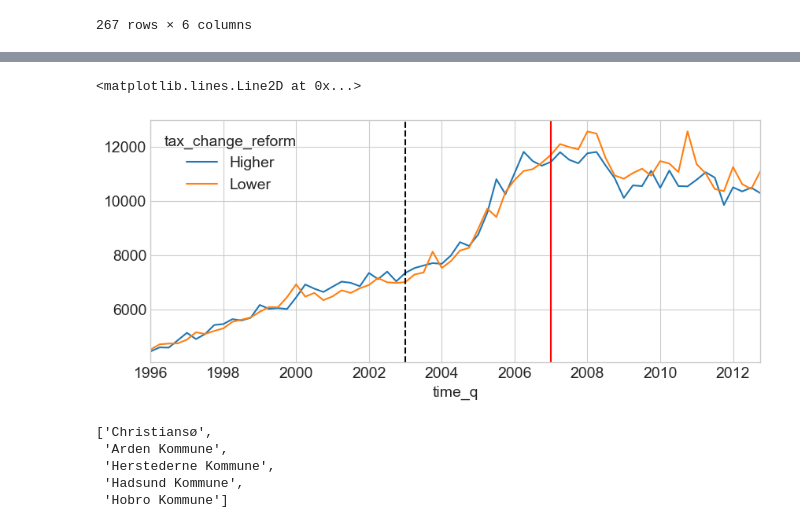
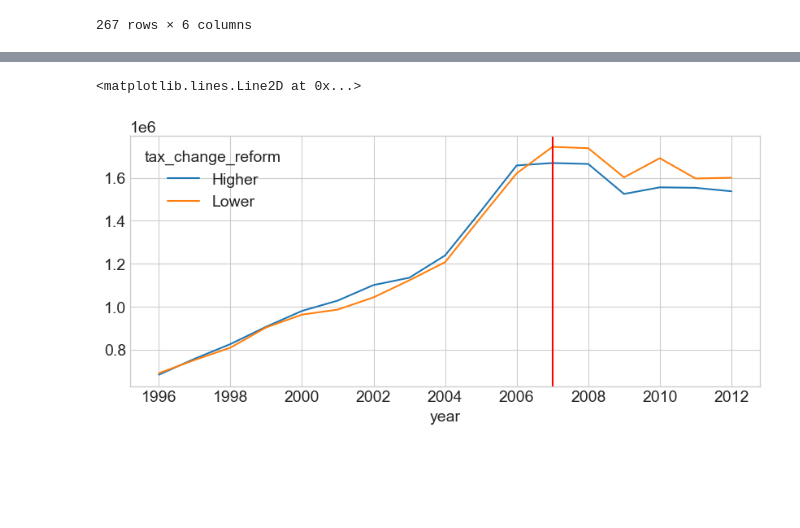
Before and after one commit to jorgenhost/No_taxation_without_capitalization, a Jupyter notebook: main.ipynb, the cells around one changed output, grey strips where cells are left out. Drawn from its saved outputs; the diff is of its cells as text; code cells hidden in the pictures; blank space fills up the shorter version.

```diff
--- a/main.ipynb
+++ b/main.ipynb
@@ -69,6 +50,7 @@ header = {'name' : 'Jørgen Baun Høst',          'email' : 'pjz633@econ.ku.dk',
           'intention': 'Scrape Boliga for academic purposes'}
 # %%
 df=pd.read_parquet('data/boliga.pq')
+df['guid']=df['guid'].str.lower()
 df
 # %% [output]
 |  | estateId | address | zipCode | price | soldDate | propertyType | saleType | sqmPrice | rooms | size | ... |
@@ -206,0 +187,3 @@ Merge landtaxes and house prices by region
+# %%
+property_evals_01=pd.read_parquet('data/bbr_eval2001.pq')
+property_evals_01
@@ -208,3 +207,5 @@ Merge landtaxes and house prices by region
 df_merged = pd.DataFrame(gdf_merge)
 df_merged_index = pd.merge(df_merged, house_price_index, left_on=['time_q', 'region'], right_on=['time_q', 'region'])
 df_merged_index = pd.merge(df_merged_index, land_taxes, left_on=['kommune_old'], right_on=['kommune_old'])
+df_merged_index = pd.merge(df_merged_index, property_evals_01, left_on=['guid'], right_on=['guid'])
+df_merged_index
@@ -357,3 +231,4 @@ df_merged_index
 # %%
 df_merged_index['real_price']=df_merged_index['price']/df_merged_index['house_price_index']
 df_merged_index['real_sqmPrice']=df_merged_index['sqmPrice']/df_merged_index['house_price_index']
+df_merged_index['ln_prop_value']=np.log(df_merged_index['eval_prop'])
@@ -490,8 +245,8 @@ temp_agg
 # %%
+temp_agg=df_merged_index.groupby(['year', 'tax_change_reform']).mean()
 temp_agg_high_low = temp_agg.unstack()
-plot=temp_agg_high_low['sqmPrice'][['Higher', 'Lower']].plot()
-plot.axvline(x=pd.Period('2007Q1', freq='Q'), color='r')
-plot.axvline(x=pd.Period('2003Q1', freq='Q'), color='k', linestyle='--')
+plot=temp_agg_high_low['price'][['Higher', 'Lower']].plot()
+plot.axvline(x=2007,color='r')
 # %% [output]
 <matplotlib.lines.Line2D at 0x...>
-[figure, old version]
+[figure, new version]
@@ -501,9 +252,0 @@ before=list(kommune_2006['navn'].unique())
-# %%
-missing = [item for item in before if item not in after]
-missing
-# %% [output]
-['Christiansø',
- 'Arden Kommune',
- 'Herstederne Kommune',
- 'Hadsund Kommune',
- 'Hobro Kommune']
```
Also changed, not shown: parts of 29 cells of this notebook, 4 other files.
